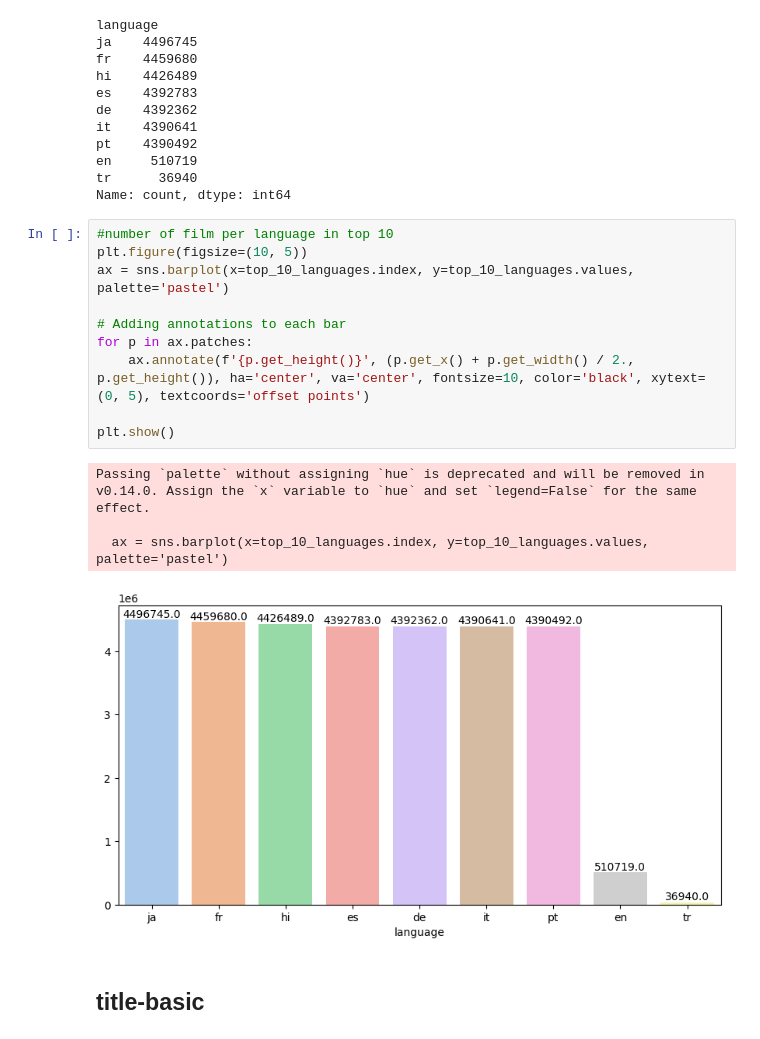
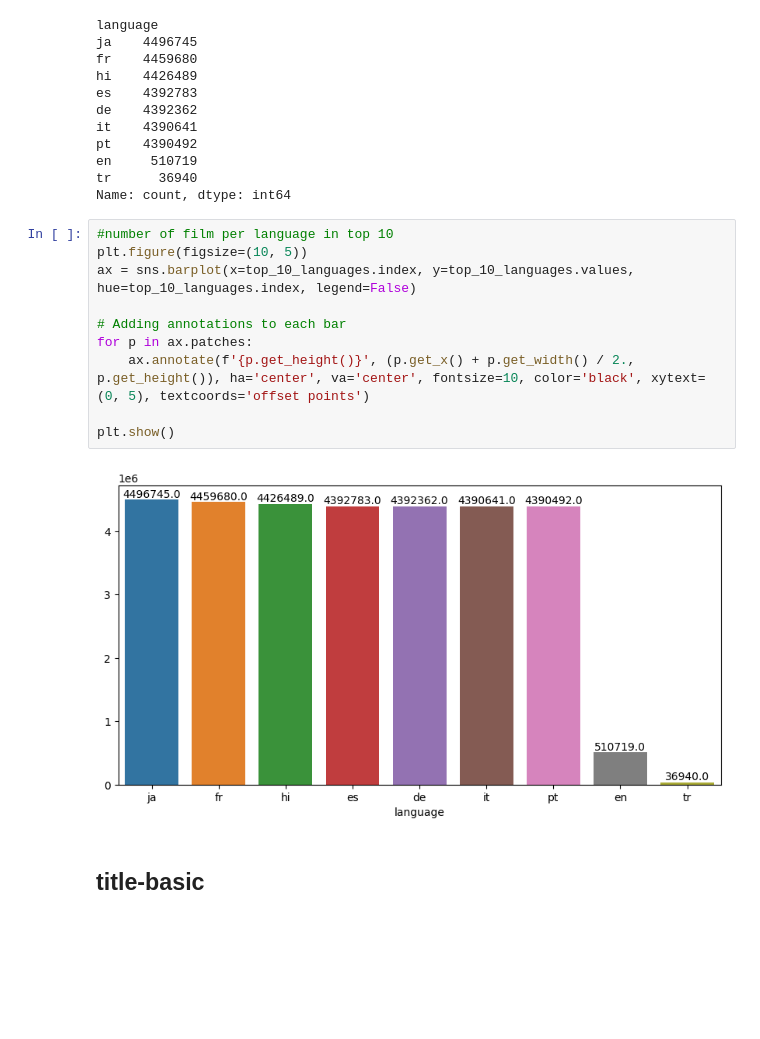
Before and after one commit to MariusAAROS/Cloud-Data-Infrastructure-ImDb, a Jupyter notebook: stats.ipynb, the cells around one changed output. Drawn from its saved outputs; the diff is of its cells as text; blank space fills up the shorter version.

```diff
--- a/stats.ipynb
+++ b/stats.ipynb
@@ -95,18 +95,15 @@ Name: count, dtype: int64
 # %%
 #number of film per language in top 10
 plt.figure(figsize=(10, 5))
-ax = sns.barplot(x=top_10_languages.index, y=top_10_languages.values, palette='pastel')
+ax = sns.barplot(x=top_10_languages.index, y=top_10_languages.values, hue=top_10_languages.index, legend=False)
 
 # Adding annotations to each bar
 for p in ax.patches:
     ax.annotate(f'{p.get_height()}', (p.get_x() + p.get_width() / 2., p.get_height()), ha='center', va='center', fontsize=10, color='black', xytext=(0, 5), textcoords='offset points')
 
 plt.show()
 # %% [output]
-Passing `palette` without assigning `hue` is deprecated and will be removed in v0.14.0. Assign the `x` variable to `hue` and set `legend=False` for the same effect.
-
-  ax = sns.barplot(x=top_10_languages.index, y=top_10_languages.values, palette='pastel')
-[figure, old version]
+[figure, new version]
 # %% [markdown]
 ## title-basic
 # %% [markdown]
```
